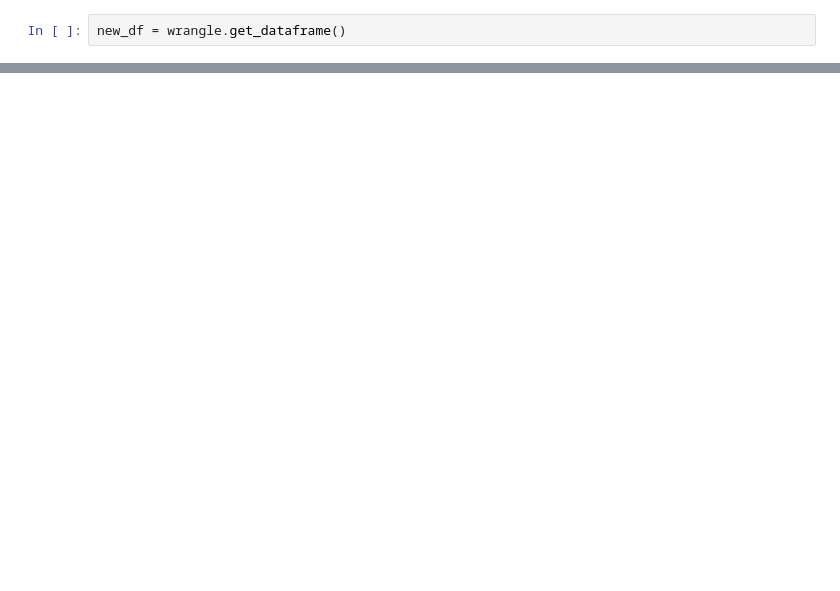
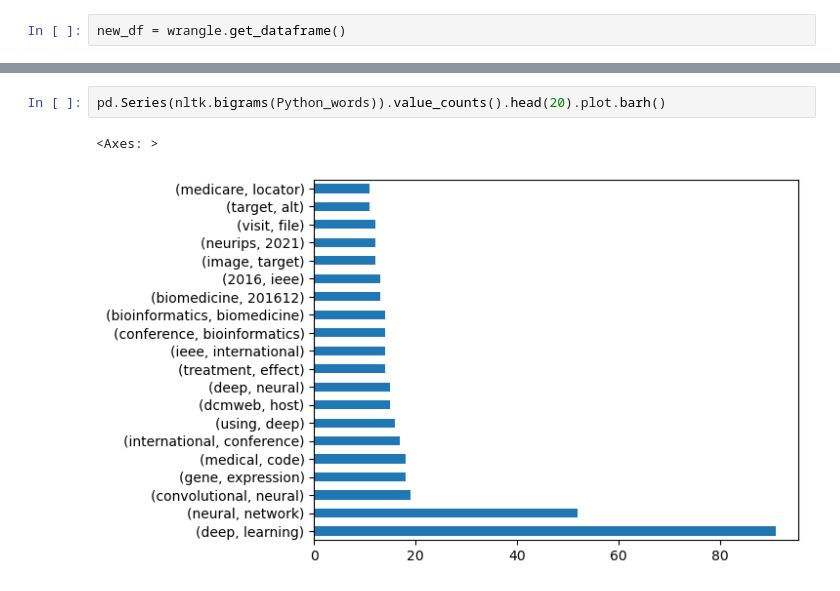
Before and after one commit to Team-DB-NLP/nlp_project, a Jupyter notebook: final_notebook.ipynb, the cells around one changed output, grey strips where cells are left out. Cells and saved outputs as stored; diff of their text form; blank space fills up the shorter version.

```diff
--- a/final_notebook.ipynb
+++ b/final_notebook.ipynb
@@ -88,0 +93,5 @@ new_df
+# %%
+pd.Series(nltk.bigrams(Python_words)).value_counts().head(20).plot.barh()
+# %% [output]
+<Axes: >
+[figure, added]
```
Also changed, not shown: parts of 26 cells of this notebook, 1 other file.
